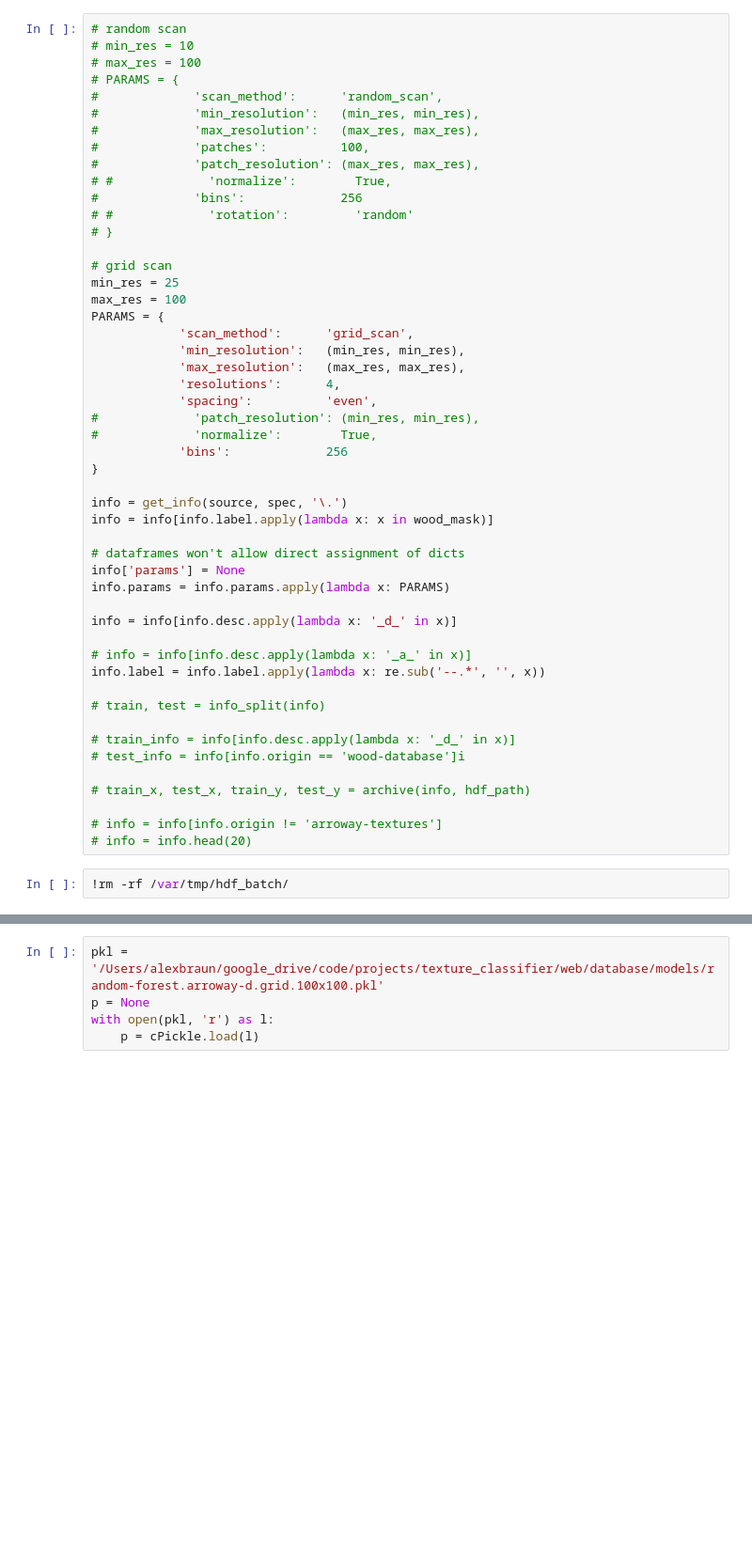
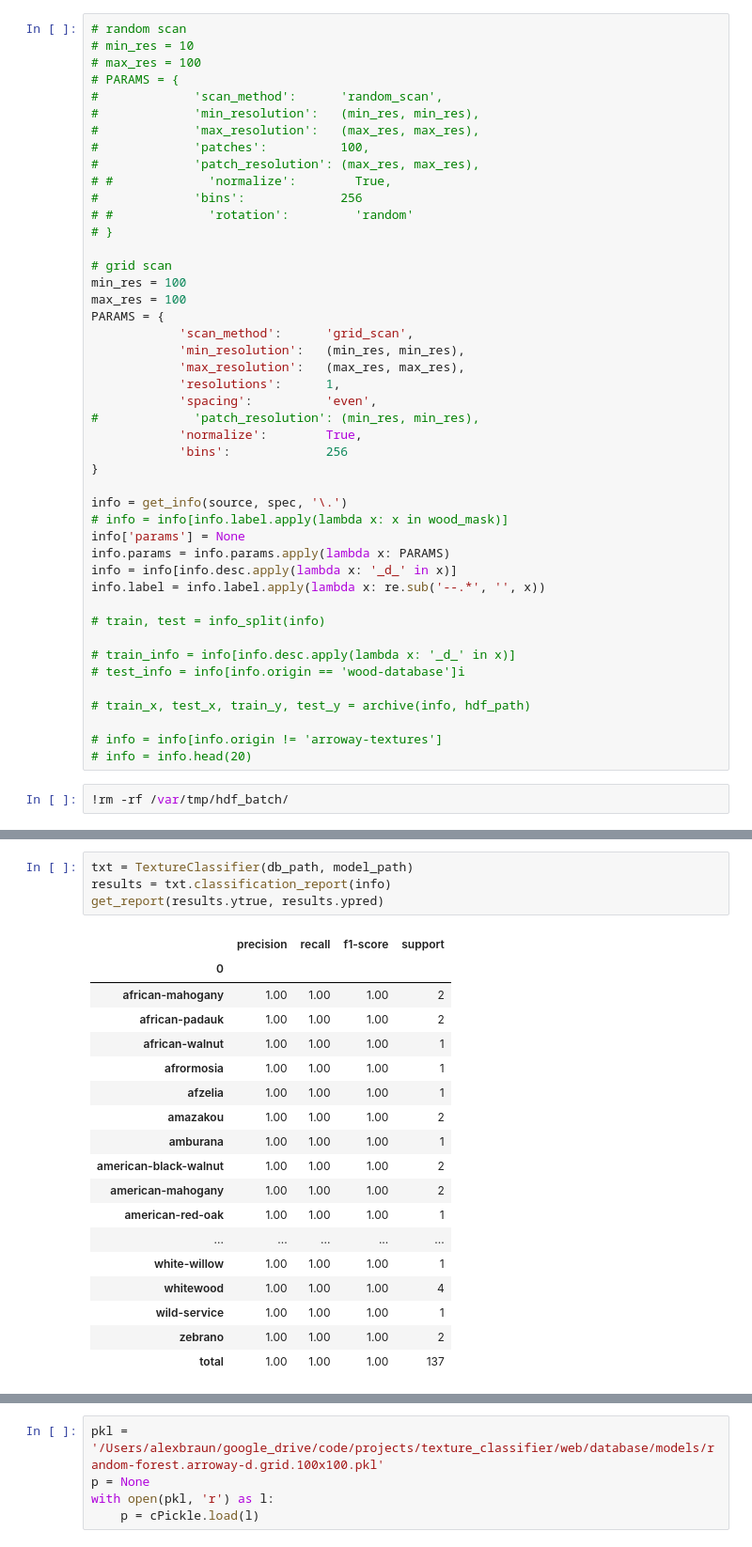
Before and after one commit to theNewFlesh/texture_classifier, a Jupyter notebook: ipython/model.ipynb, the cells around one changed output, grey strips where cells are left out. Shown at 94% size. Cells and saved outputs as stored; diff of their text form; blank space fills up the shorter version.

```diff
--- a/ipython/model.ipynb
+++ b/ipython/model.ipynb
@@ -106,29 +200,24 @@ wood_mask = [
 # }
 
 # grid scan
-min_res = 25
+min_res = 100
 max_res = 100
 PARAMS = {
             'scan_method':      'grid_scan',
             'min_resolution':   (min_res, min_res),
             'max_resolution':   (max_res, max_res),
-            'resolutions':      4,
+            'resolutions':      1,
             'spacing':          'even',
 #             'patch_resolution': (min_res, min_res),
-#             'normalize':        True,
+            'normalize':        True,
             'bins':             256
 }
 
 info = get_info(source, spec, '\.')
-info = info[info.label.apply(lambda x: x in wood_mask)]
-
-# dataframes won't allow direct assignment of dicts
+# info = info[info.label.apply(lambda x: x in wood_mask)]
 info['params'] = None
 info.params = info.params.apply(lambda x: PARAMS)
-
 info = info[info.desc.apply(lambda x: '_d_' in x)]
-
-# info = info[info.desc.apply(lambda x: '_a_' in x)]
 info.label = info.label.apply(lambda x: re.sub('--.*', '', x))
 
 # train, test = info_split(info)
@@ -267,0 +352,23 @@ Wall time: 676 ms
+# %%
+txt = TextureClassifier(db_path, model_path)
+results = txt.classification_report(info)
+get_report(results.ytrue, results.ypred)
+# %% [output]
+|  | precision | recall | f1-score | support |
+| 0 |  |  |  |  |
+| african-mahogany | 1.00 | 1.00 | 1.00 | 2 |
+| african-padauk | 1.00 | 1.00 | 1.00 | 2 |
+| african-walnut | 1.00 | 1.00 | 1.00 | 1 |
+| afrormosia | 1.00 | 1.00 | 1.00 | 1 |
+| afzelia | 1.00 | 1.00 | 1.00 | 1 |
+| amazakou | 1.00 | 1.00 | 1.00 | 2 |
+| amburana | 1.00 | 1.00 | 1.00 | 1 |
+| american-black-walnut | 1.00 | 1.00 | 1.00 | 2 |
+| american-mahogany | 1.00 | 1.00 | 1.00 | 2 |
+| american-red-oak | 1.00 | 1.00 | 1.00 | 1 |
+| ... | ... | ... | ... | ... |
+| white-willow | 1.00 | 1.00 | 1.00 | 1 |
+| whitewood | 1.00 | 1.00 | 1.00 | 4 |
+| wild-service | 1.00 | 1.00 | 1.00 | 1 |
+| zebrano | 1.00 | 1.00 | 1.00 | 2 |
+| total | 1.00 | 1.00 | 1.00 | 137 |
```
Also changed, not shown: parts of 18 cells of this notebook, 19 other files.
